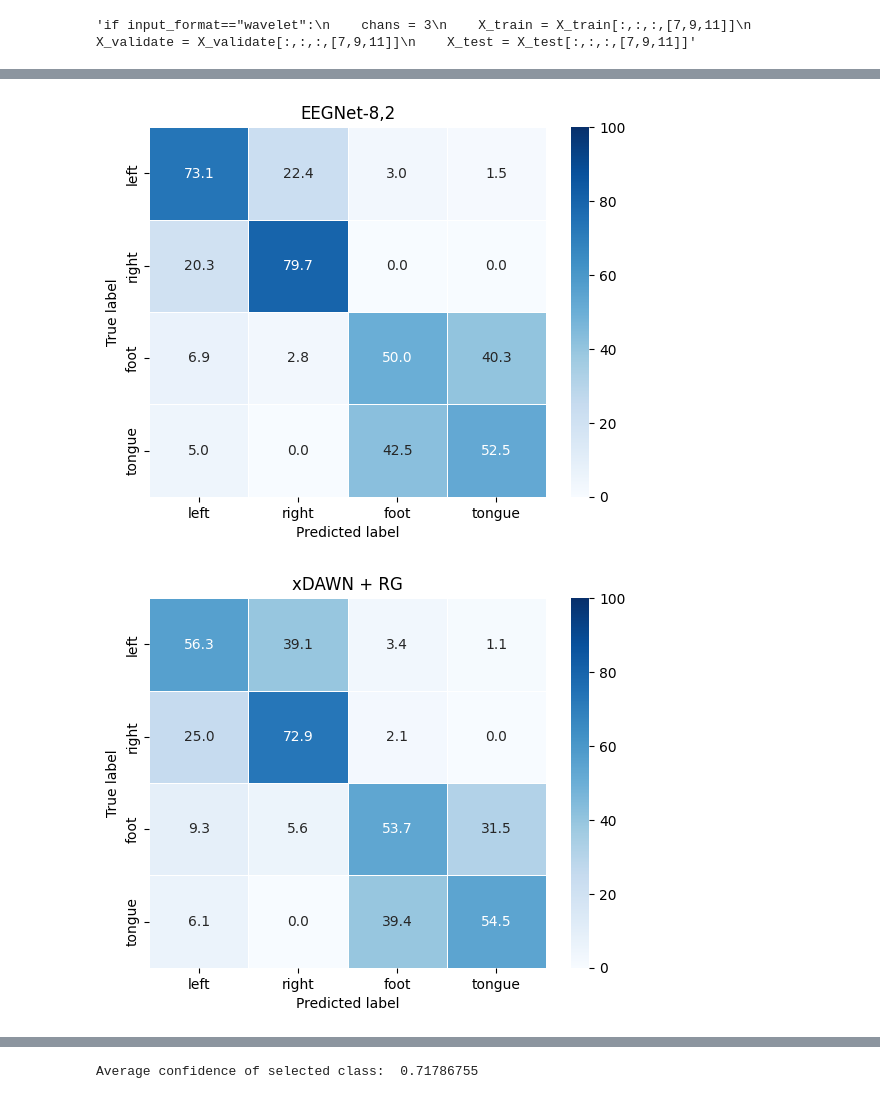
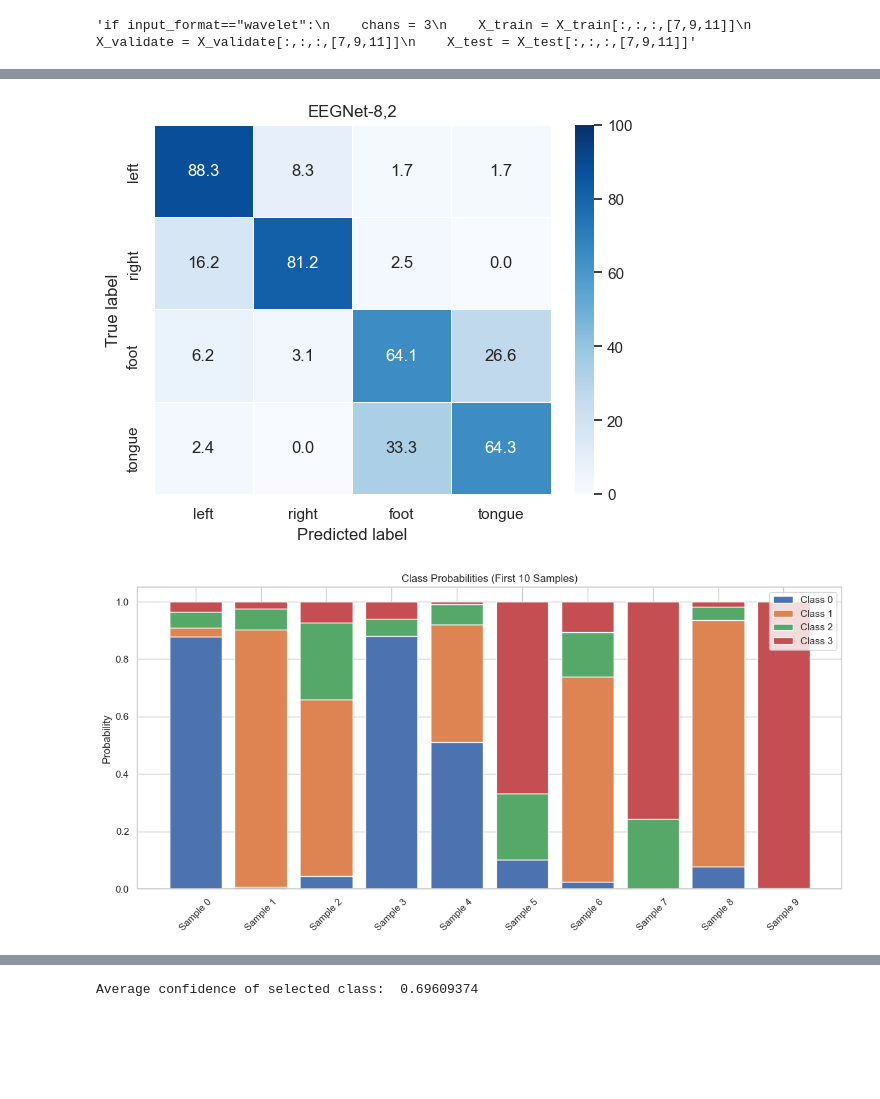
Before and after one commit to b0b3000/EEG_MI_Classification, a Jupyter notebook: notebook.ipynb, the cells around one changed output, grey strips where cells are left out. Cells and saved outputs as stored; diff of their text form; code cells hidden in the pictures; blank space fills up the shorter version.

```diff
--- a/notebook.ipynb
+++ b/notebook.ipynb
@@ -576,14 +11,17 @@ def ShallowConvNet(nb_classes, Chans = 64, Samples = 128, dropoutRate = 0.5):
 # %%
 input_format = "timeseries"
-model_type = "Shallow"
+model_type = "EEGNet"
 
 #training_files = ["A01T", "A02T", "A03T","A04T", "A05T", "A06T", "A07T", "A08T", "A09T"]
 #test_files = ["A01E", "A02E", "A03E", "A04E", "A05E", "A06E", "A07E", "A08E", "A09E"]
 
 # STATIC
+#training_files = ["B0101T", "B0102T", "B0103T"]
+#test_files = ["B0104E", "B0105E"]
 training_files = ["A01T"]
 test_files = ["A01E"]
 tmin, tmax = 0.5, 2.5 # seconds before and after stimulus we want to record  # From the paper describing dataset
+#tmin, tmax = 0, 3.996
 classes = 4
 
 #PREPROCESSING
@@ -592,8 +30,8 @@ baseline = None
 amplitude_magnification = 1000 #current best = 1000
 
 #STFT
-segment_len=60
-sample_overlap=40
+segment_len=128
+sample_overlap=64
 boundary=None
 padding=True
 
@@ -607,6 +45,7 @@ F1 = 8
 D = 2
 F2 = 16
 dropoutType = 'Dropout'
+stop_threshold = 0
 
 # INVESTIGATE CHANGING BOUNDARY AND PADDING -> Try to get less than 17 windows -> Maybe 14
 # add these as params also
@@ -706,7 +112,7 @@ if input_format=="wavelet":
 if input_format == "timeseries":
     if model_type == "EEGNet":
 
-        model = EEGNet(classes, chans, samples, dropoutRate, kernLength, F1, D, F2, dropoutType)  #try spatialdropout2d
+        model = EEGNet(classes, chans, samples, dropoutRate, kernLength, F1, D, F2, dropoutType=dropoutType)  #try spatialdropout2d
 
     elif model_type == "Shallow":
 
@@ -725,12 +131,12 @@ elif input_format == "stft": #time frequency
         X_validate = X_validate.reshape(X_validate.shape[0], X_validate.shape[1], X_validate.shape[2] * X_validate.shape[3], 1)
         X_test = X_test.reshape(X_test.shape[0], X_test.shape[1], X_test.shape[2] * X_test.shape[3], 1)
 
-        model = EEGNet(classes, chans, len(freq_bins_centers)*len(time_window_centers), dropoutRate, kernLength, F1, D, F2, dropoutType)
+        model = EEGNet(classes, chans, len(freq_bins_centers)*len(time_window_centers), dropoutRate, kernLength, F1, D, F2, dropoutType=dropoutType)
     else:
-        model = EEGNet_TF(classes, chans, len(freq_bins_centers), len(time_window_centers), dropoutRate, kernLength, F1, D, F2, dropoutType)
+        model = EEGNet_TF(classes, chans, len(freq_bins_centers), len(time_window_centers), dropoutRate, kernLength, F1, D, F2, dropoutType=dropoutType)
 
 elif input_format == "wavelet":
-    model = EEGNet_Wavelet3(classes, chans, n_freqs, samples, dropoutRate, kernLength, F1, D, F2, dropoutType)
+    model = EEGNet_Wavelet3(classes, chans, n_freqs, samples, dropoutRate, kernLength, F1, D, F2, dropoutType=dropoutType)
 
 # compile the model and set the optimizers
 model.compile(loss='categorical_crossentropy', optimizer='adam',
@@ -753,15 +159,19 @@ class_weights = {0:1, 1:1, 2:1, 3:1}
 #Verbose can change
 print(X_train.shape)
 
-early_stop = EarlyStopping(
-    monitor='val_loss',       # Metric to monitor
-    patience=30,              # Stop if no improvement after 30 epochs
-    restore_best_weights=True  # Roll back to best weights
-)
+if stop_threshold == 0:
+        callbacks = [checkpointer]
+else:
+    early_stop = EarlyStopping(
+        monitor='val_loss',       # Metric to monitor
+        patience=stop_threshold,              # Stop if no improvement after 30 epochs
+        restore_best_weights=True  # Roll back to best weights
+    )
+    callbacks=[checkpointer, early_stop]
 
 fittedModel = model.fit(X_train, Y_train, batch_size = 16, epochs = 300,
                         verbose = 0, validation_data=(X_validate, Y_validate),
-                        callbacks=[checkpointer, early_stop])
+                        callbacks=callbacks)
 # %% [output]
 (230, 22, 500, 1)
 
@@ -808,14 +218,19 @@ print("Classification accuracy EEGNet: %f " % (acc))
 plt.figure(0)
 plot_confusion_matrix(preds, Y_test.argmax(axis = -1), names, title = 'EEGNet-8,2')
 
-
-if input_format == "timeseries":
-    util.xdawnrg(X_train, X_test, Y_train, Y_test, chans, samples, names)
+# XDAWN RG
+# Only works in time series
+# Also doesnt seem to work with BCI 2B
+#util.xdawnrg(X_train, X_test, Y_train, Y_test, chans, samples, names)
 
 # Show only the first 10 samples for clarity
 samples_to_plot = 10
 util.plot_predicted_probs(probs, samples_to_plot)
+
+# Plot all confidences
 util.plot_prediction_confidence(probs)
+
+# plot all selected probs
 util.plot_all_predicted_probabilities(probs)
 print("Average confidence of selected class: ", np.mean(probs.max(axis=1)))
 # %% [output]
@@ -839,2 +254,2 @@ Classification accuracy xDAWN + RG: 0.579861
-[figure, old version]
+[figure, new version]
-[figure, old version]
+[figure, new version]
@@ -844 +258 @@ Classification accuracy xDAWN + RG: 0.579861
-Average confidence of selected class:  0.71786755
+Average confidence of selected class:  0.69609374
```
Also changed, not shown: parts of 7 cells of this notebook, 8 other files.
